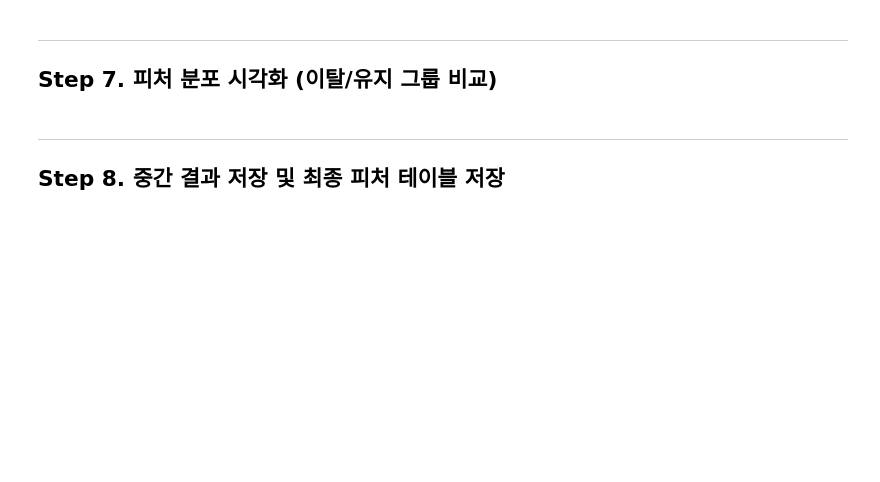
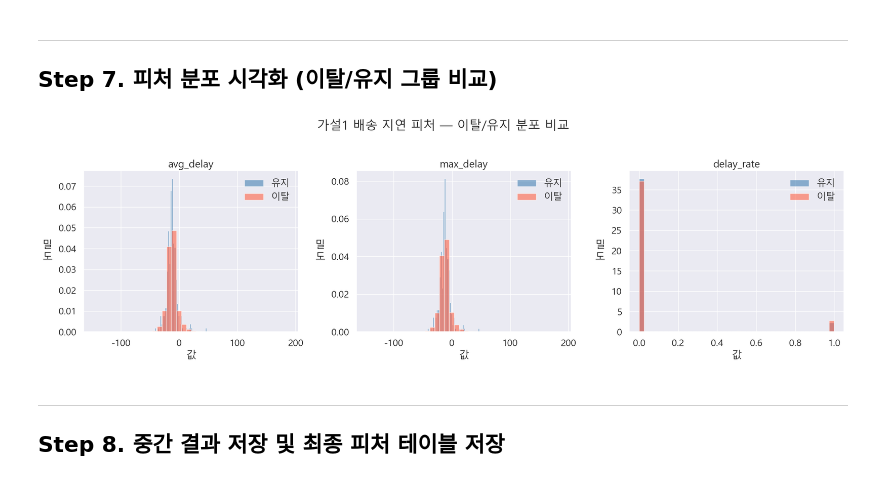
Before and after one commit to Jeongmxxjxx/olist-churn-project, a Jupyter notebook: notebooks/02_feature_engineering.ipynb, the cells around one changed output. Drawn from its saved outputs; the diff is of its cells as text; code cells hidden in the pictures; blank space fills up the shorter version.

```diff
--- a/notebooks/02_feature_engineering.ipynb
+++ b/notebooks/02_feature_engineering.ipynb
@@ -190,20 +230,22 @@ print(f"  이탈 (label=1): {vc[1]:,}명 ({vr[1]:.1%})")
 # %%
 delay_features = ['avg_delay', 'max_delay', 'delay_rate']
 fig, axes = plt.subplots(1, 3, figsize=(20, 6))
 
 for ax, col in zip(axes, delay_features):
     for label_val, color, name in [(0, 'steelblue', '유지'), (1, 'tomato', '이탈')]:
         subset = features[features['label'] == label_val][col].dropna()
         ax.hist(subset, bins=40, alpha=0.6, color=color, label=name, density=True)
     ax.set_title(col)
     ax.set_xlabel('값')
-    ax.set_ylabel('밀도')
+    ax.set_ylabel('밀\n도', rotation=0, labelpad=20, verticalalignment='center')
     ax.legend()
 
 plt.suptitle('가설1 배송 지연 피처 — 이탈/유지 분포 비교', y=1.02)
 plt.tight_layout()
 plt.savefig('../outputs/fe_h1_feature_distributions.png', dpi=150, bbox_inches='tight')
 plt.show()
+# %% [output]
+[figure, added]
 # %% [markdown]
 ---
 ## Step 8. 중간 결과 저장 및 최종 피처 테이블 저장
```
Also changed, not shown: parts of 10 cells of this notebook.
